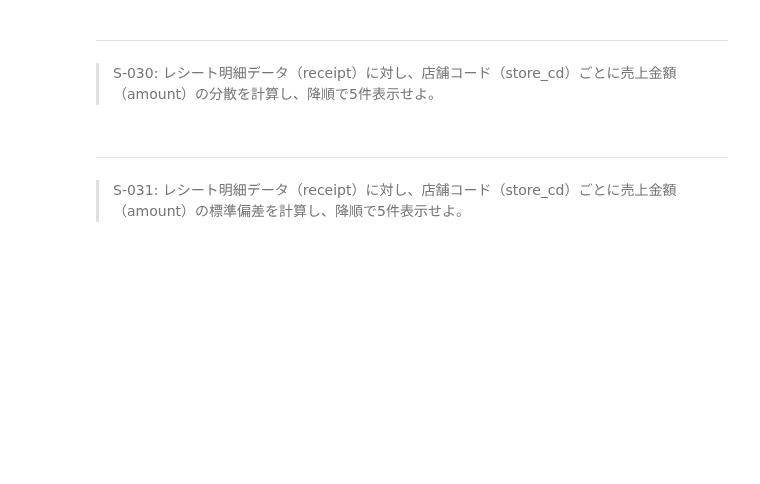
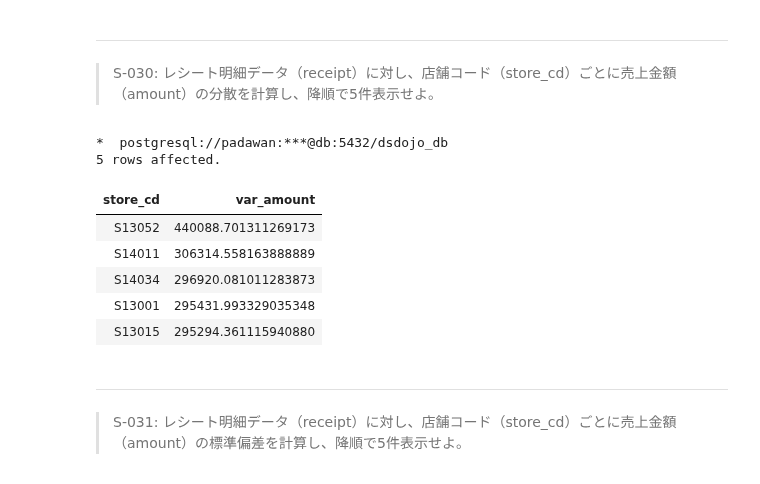
Before and after one commit to The-Japan-DataScientist-Society/100knocks-preprocess, a Jupyter notebook: docker/work/preprocess_knock_SQL.ipynb, the cells around one changed output. Saved outputs shown, nothing was run; the diff lists cells and outputs as text; code cells hidden in the pictures; blank space fills up the shorter version.

```diff
--- a/docker/work/preprocess_knock_SQL.ipynb
+++ b/docker/work/preprocess_knock_SQL.ipynb
@@ -815,3 +815,23 @@ LIMIT 5
+# %%
+%%sql
+SELECT
+    store_cd,
+VAR_POP(amount) AS VAR_amount
+FROM
+    receipt
+GROUP BY store_cd
+ORDER BY VAR_amount DESC
+LIMIT 5
+;
+# %% [output]
+*  postgresql://padawan:***@db:5432/dsdojo_db
+5 rows affected.
+| store_cd | var_amount |
+| S13052 | 440088.701311269173 |
+| S14011 | 306314.558163888889 |
+| S14034 | 296920.081011283873 |
+| S13001 | 295431.993329035348 |
+| S13015 | 295294.361115940880 |
 # %% [markdown]
 ---
 > S-031: レシート明細データ（receipt）に対し、店舗コード（store_cd）ごとに売上金額（amount）の標準偏差を計算し、降順で5件表示せよ。
```
Also changed, not shown: parts of 2 cells of this notebook.
